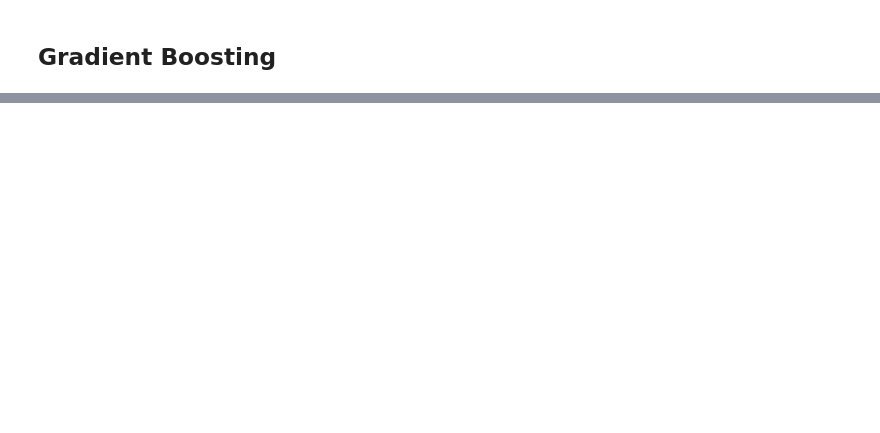
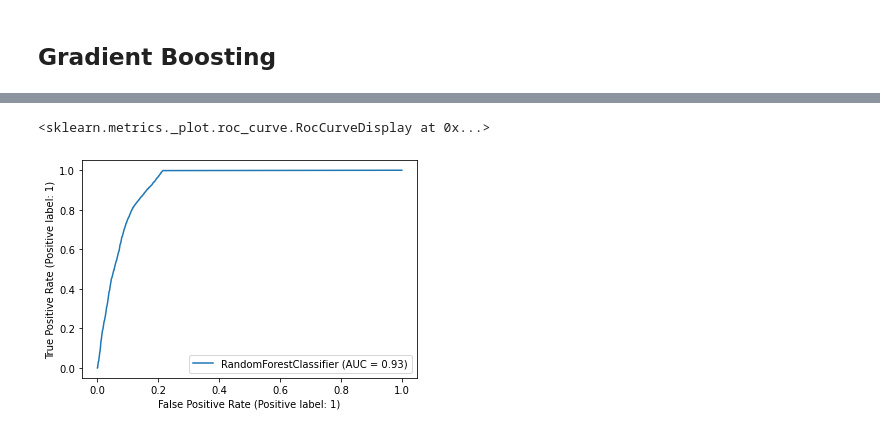
Before and after one commit to atknighton/Team-3-Data-Project, a Jupyter notebook: Final Project.ipynb, the cells around one changed output, grey strips where cells are left out. Drawn from its saved outputs; the diff is of its cells as text; code cells hidden in the pictures; blank space fills up the shorter version.

```diff
--- a/Final Project.ipynb
+++ b/Final Project.ipynb
@@ -1391,3 +1402,9 @@ sns.heatmap(bestModel_cfm, annot=labels, fmt='', cmap='mako')
+# %%
+# plot the ROC Curve
+plot_roc_curve(bestModel,X_test_std, y_test)
+# %% [output]
+<sklearn.metrics._plot.roc_curve.RocCurveDisplay at 0x...>
+[figure, added]
 # %%
 # Just call .feature_importances_ to see what they look like
 bestModel.feature_importances_
```
Also changed, not shown: parts of 47 cells of this notebook.
